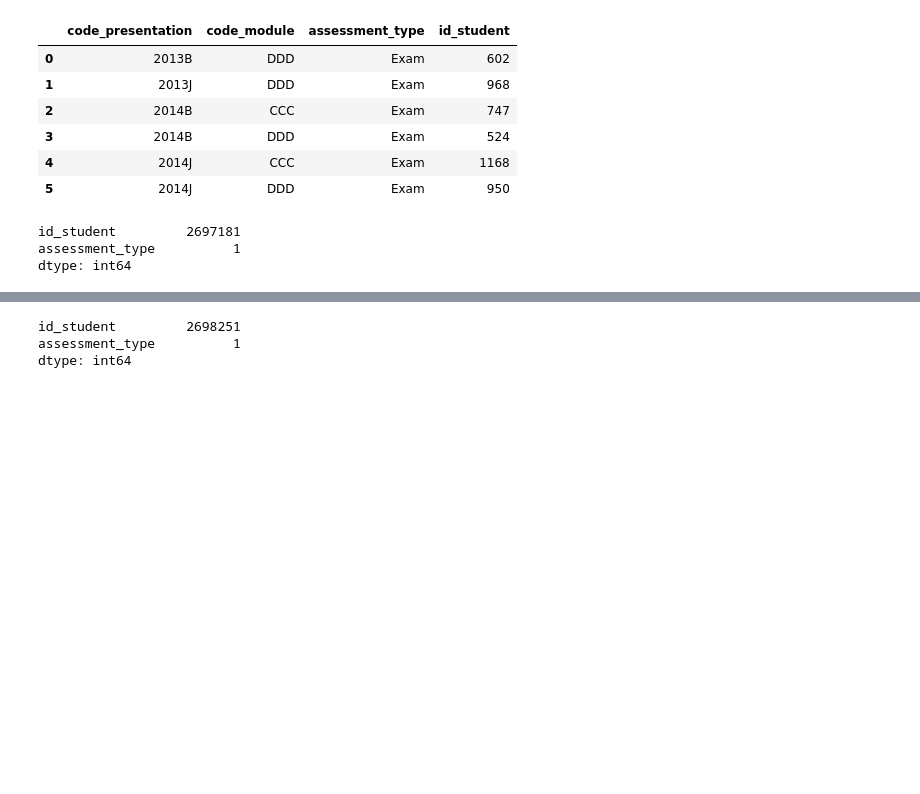
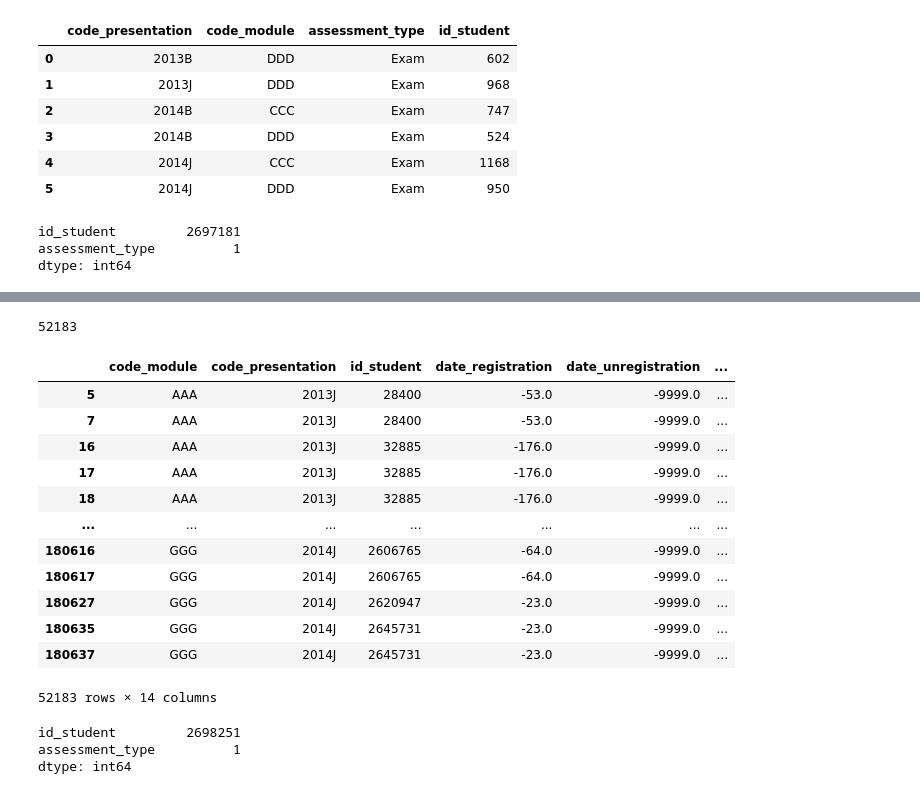
Before and after one commit to RiMGiR/EDA_Project, a Jupyter notebook: First_project.ipynb, the cells around one changed output, grey strips where cells are left out. Cells and saved outputs as stored; diff of their text form; code cells hidden in the pictures; blank space fills up the shorter version.

```diff
--- a/First_project.ipynb
+++ b/First_project.ipynb
@@ -1527,3 +1739,25 @@ dtype: int64
+# %%
+df_edu['deadline'] = df_edu.date - abs(df_edu.date_submitted)
+# %%
+(df_edu.deadline < 0).sum()
+# %% [output]
+52183
+# %%
+df_edu[df_edu.deadline < 0]
+# %% [output]
+|  | code_module | code_presentation | id_student | date_registration | date_unregistration | ... |
+| 5 | AAA | 2013J | 28400 | -53.0 | -9999.0 | ... |
+| 7 | AAA | 2013J | 28400 | -53.0 | -9999.0 | ... |
+| 16 | AAA | 2013J | 32885 | -176.0 | -9999.0 | ... |
+| 17 | AAA | 2013J | 32885 | -176.0 | -9999.0 | ... |
+| 18 | AAA | 2013J | 32885 | -176.0 | -9999.0 | ... |
+| ... | ... | ... | ... | ... | ... | ... |
+| 180616 | GGG | 2014J | 2606765 | -64.0 | -9999.0 | ... |
+| 180617 | GGG | 2014J | 2606765 | -64.0 | -9999.0 | ... |
+| 180627 | GGG | 2014J | 2620947 | -23.0 | -9999.0 | ... |
+| 180635 | GGG | 2014J | 2645731 | -23.0 | -9999.0 | ... |
+| 180637 | GGG | 2014J | 2645731 | -23.0 | -9999.0 | ... |
+52183 rows × 14 columns
 # %%
 #проверим есть ли пересечение по студентам при сдаче экзамена DDD
 #также пересечений по студентам, которые сдавали экзамен DDD нет по семестрам
```
Also changed, not shown: parts of 138 cells of this notebook.
